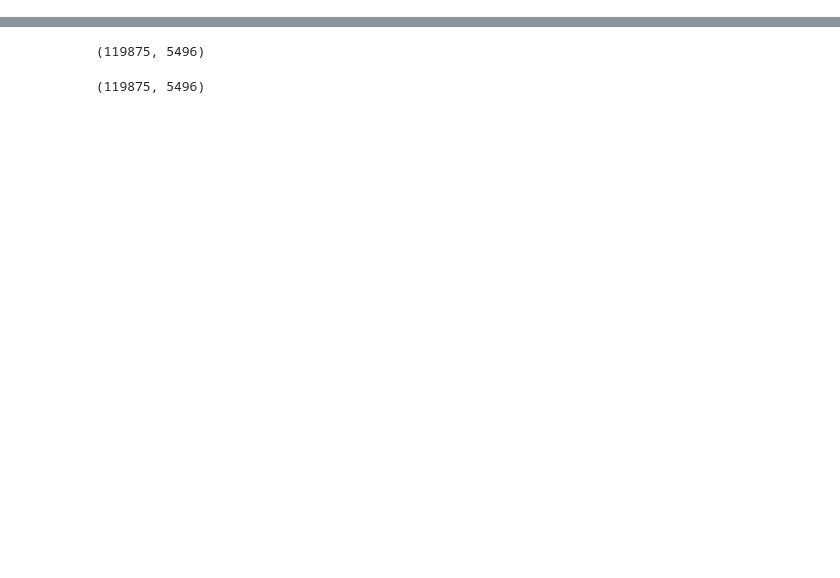
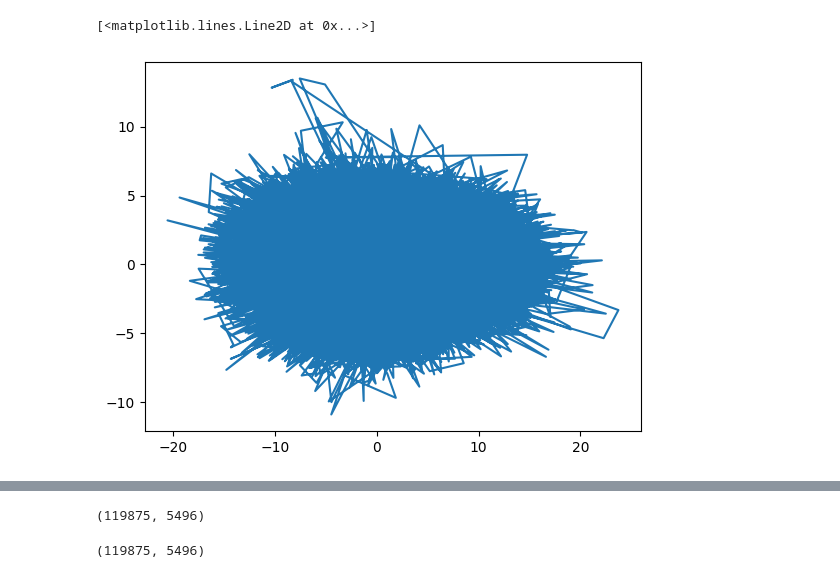
Before and after one commit to AI-sandbox/genTopo, a Jupyter notebook: ripser_individuals.ipynb, the cells around one changed output, grey strips where cells are left out. Saved outputs shown, nothing was run; the diff lists cells and outputs as text; code cells hidden in the pictures; blank space fills up the shorter version.

```diff
--- a/ripser_individuals.ipynb
+++ b/ripser_individuals.ipynb
@@ -34,4 +26,5 @@ from cocycleIndividualPlot import cocycleIndividualPlot
 # %%
-cocycles_ind_plot = cocycleIndividualPlot(vcf_file='/home/projects/HimalGenAsia/HimalGen.phase.vcf.gz')
-cocycles_ind_plot.vcf_file
-cocycles_ind_plot.preprocess()
+vcf_file='/home/projects/HimalGenAsia/HimalGen.phase.vcf.gz'
+
+cocycles_ind_plot_vcf = cocycleIndividualPlot(vcf_file=vcf_file,
+                                              popinfo_path=popinfo_path)
@@ -37,0 +38,5 @@ cocycles_ind_plot.preprocess()
+# %%
+plt.plot(cocycles_ind_plot_vcf.gt_matrix_PCs[0].T, cocycles_ind_plot_vcf.gt_matrix_PCs[1].T)
+# %% [output]
+[<matplotlib.lines.Line2D at 0x...>]
+[figure, added]
```
Also changed, not shown: parts of 34 cells of this notebook, 6 other files.
